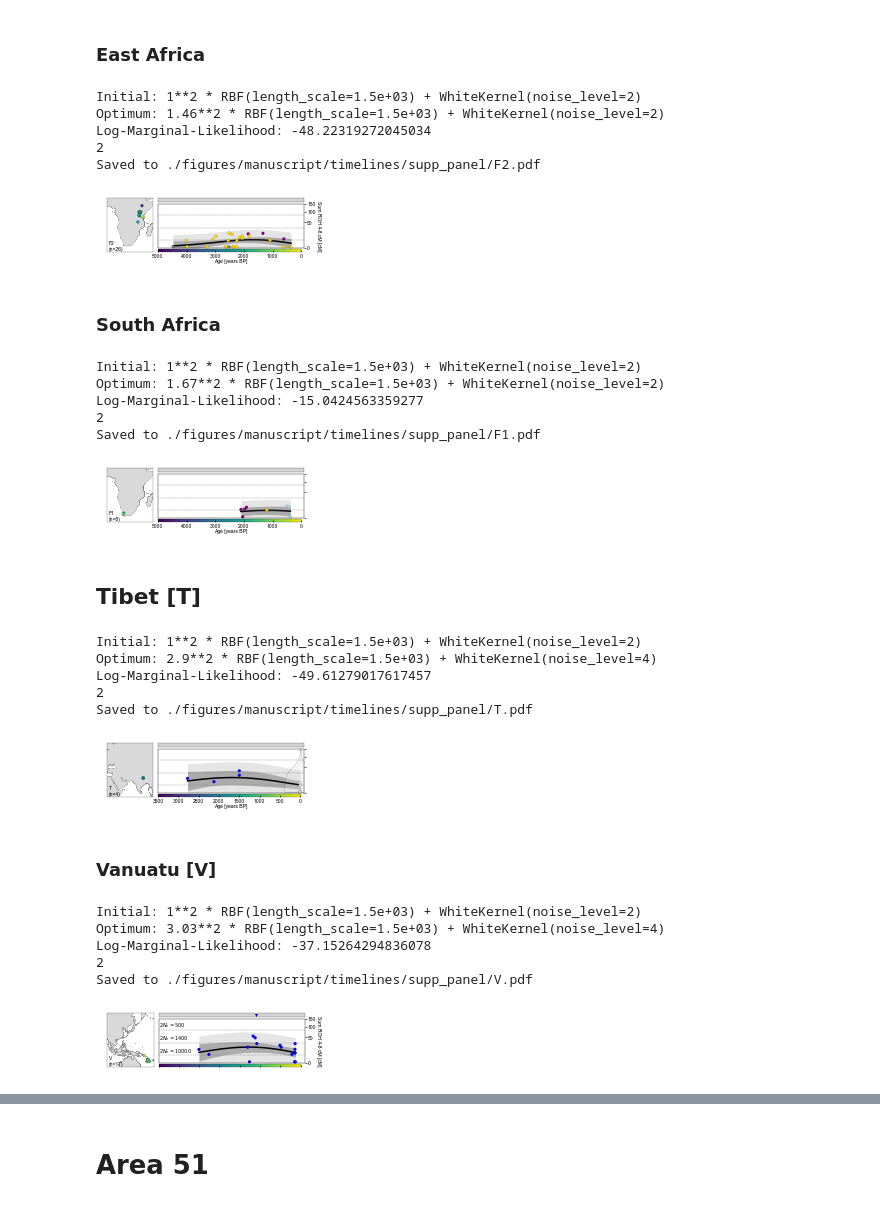
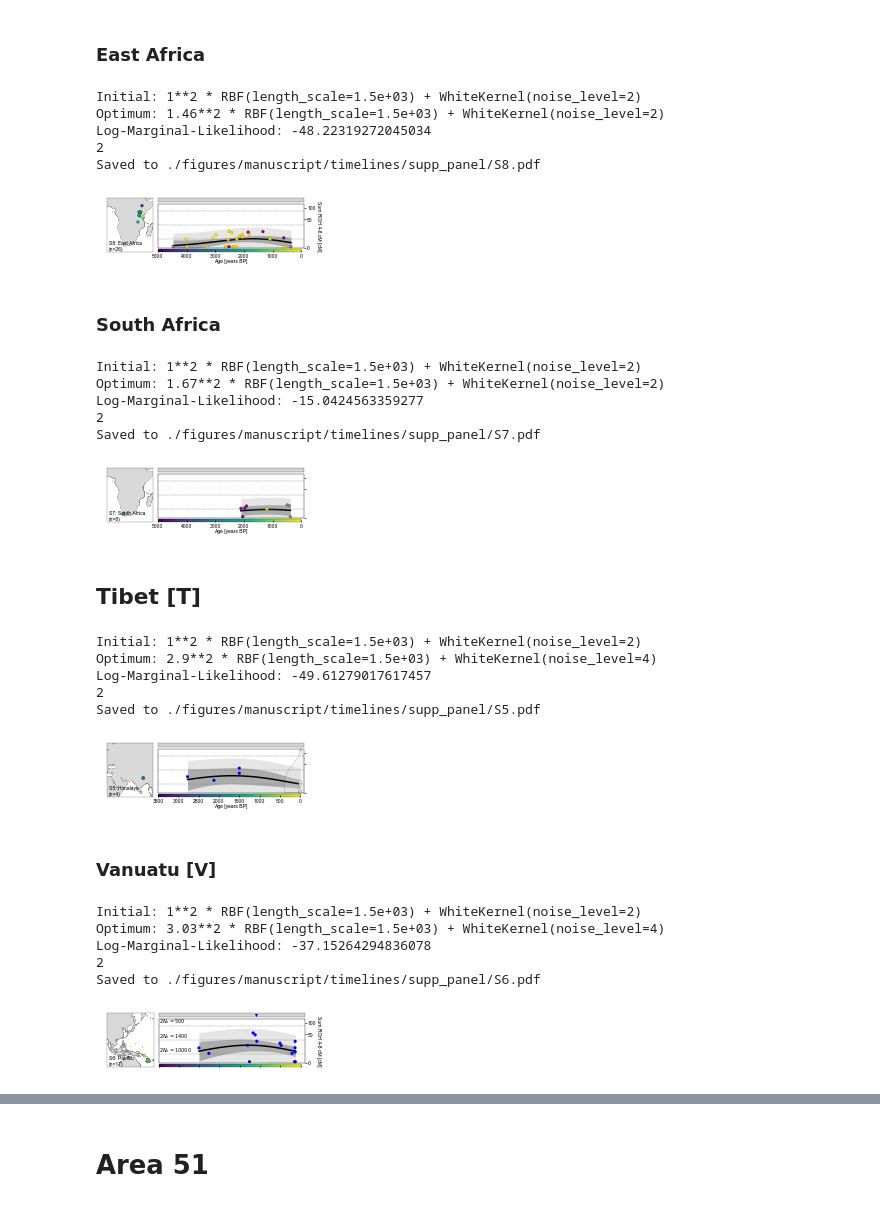
Before and after one commit to hringbauer/hapROH, a Jupyter notebook: Notebooks/Figures/plot_timelinesROH.ipynb, the cells around one changed output, grey strips where cells are left out. Drawn from its saved outputs; the diff is of its cells as text; code cells hidden in the pictures.

```diff
--- a/Notebooks/Figures/plot_timelinesROH.ipynb
+++ b/Notebooks/Figures/plot_timelinesROH.ipynb
@@ -1334,42 +1298,42 @@ af_params   = {"figsize": (3.6, 1),
 pop = "East Africa"
 df1 = pd.read_csv("./Empirical/roh_all_inds_final_v42.csv", sep="\t")
 df_t = extract_pop(df1, age_range=[100, 13000], pop=pop)
-label = prep_label(df_t, "F2")
+label = prep_label(df_t, "S8: East Africa")
 
 #tick_l=[f"$2N_e=250$", f"$2N_e=500$", f"$2N_e=2000$"]
 plot_map_time(df_t, map_title=label, crs_m=[-40, 15, 0, 50],
               bottomrow=True, rightcol=True,
               tick_l = [], # f"$2N_e=500$", f"$2N_e=1400$", f"$2N_e=10000$"
-              savepath="./figures/manuscript/timelines/supp_panel/F2.pdf",
+              savepath="./figures/manuscript/timelines/supp_panel/S8.pdf",
               **af_params)
 # %% [output]
 Initial: 1**2 * RBF(length_scale=1.5e+03) + WhiteKernel(noise_level=2)
 Optimum: 1.46**2 * RBF(length_scale=1.5e+03) + WhiteKernel(noise_level=2)
 Log-Marginal-Likelihood: -48.22319272045034
 2
-Saved to ./figures/manuscript/timelines/supp_panel/F2.pdf
+Saved to ./figures/manuscript/timelines/supp_panel/S8.pdf
-[figure, old version]
+[figure, new version]
 # %% [markdown]
 ### South Africa
 # %%
 pop = "South Africa"
 df1 = pd.read_csv("./Empirical/roh_all_inds_final_v42.csv", sep="\t")
 df_t = extract_pop(df1, age_range=[100, 13000], pop=pop)
-label = prep_label(df_t, "F1")
+label = prep_label(df_t, "S7: South Africa")
 
 
 #tick_l=[f"$2N_e=250$", f"$2N_e=500$", f"$2N_e=2000$"]
 plot_map_time(df_t, map_title=label, crs_m=[-40, 15, 0, 50],
               bottomrow=True, rightcol=False, tick_l=[],
-              savepath="./figures/manuscript/timelines/supp_panel/F1.pdf",
+              savepath="./figures/manuscript/timelines/supp_panel/S7.pdf",
               **af_params)
 # %% [output]
 Initial: 1**2 * RBF(length_scale=1.5e+03) + WhiteKernel(noise_level=2)
 Optimum: 1.67**2 * RBF(length_scale=1.5e+03) + WhiteKernel(noise_level=2)
 Log-Marginal-Likelihood: -15.0424563359277
 2
-Saved to ./figures/manuscript/timelines/supp_panel/F1.pdf
+Saved to ./figures/manuscript/timelines/supp_panel/S7.pdf
-[figure, old version]
+[figure, new version]
 # %% [markdown]
 ## Tibet [T]
 # %%
@@ -1395,12 +1359,12 @@ pop = "Himalaya"
 df1 = pd.read_csv("./Empirical/roh_all_inds_final_v42.csv", sep="\t")
 df_t = extract_pop(df1, age_range=[0, 13000], pop=pop)
 df_t.loc[df_t["age"]>0, "color"] = "blue"
-label = prep_label(df_t, "T")
+label = prep_label(df_t, "S5: Himalaya")
 
 #tick_l=[f"$2N_e=250$", f"$2N_e=500$", f"$2N_e=2000$"]
 plot_map_time(df_t, map_title=label,
               rightcol=False,
-              savepath="./figures/manuscript/timelines/supp_panel/T.pdf",
+              savepath="./figures/manuscript/timelines/supp_panel/S5.pdf",
               tick_l = [], # f"$2N_e=500$", f"$2N_e=1400$", f"$2N_e=10000$"
               **him_params)
 # %% [output]
@@ -1408,8 +1372,8 @@ Initial: 1**2 * RBF(length_scale=1.5e+03) + WhiteKernel(noise_level=2)
 Optimum: 2.9**2 * RBF(length_scale=1.5e+03) + WhiteKernel(noise_level=4)
 Log-Marginal-Likelihood: -49.61279017617457
 2
-Saved to ./figures/manuscript/timelines/supp_panel/T.pdf
+Saved to ./figures/manuscript/timelines/supp_panel/S5.pdf
-[figure, old version]
+[figure, new version]
 # %% [markdown]
 ### Vanuatu [V]
 # %%
@@ -1419,7 +1383,7 @@ vanuatu_params  = {"figsize": (3.6, 1),
               "hspace": 0.08, "wspace": 0.015,
               "s_tl": 9, "ec":"k", "lw": 0.09,
               "x_lim_tl": [-100, 3500], "vrange_m": [0,3500],
-              "y_lim_tl": [0,150], "fsl":5, "fs": 5, "fs_leg": 5,
+              "y_lim_tl": [0,120], "fsl":5, "fs": 5, "fs_leg": 5,
               "leg_loc_tl": "", "title_tl": "",
               "title_loc": (0.05,0.01),
               "cm": 4, "cm1": 8, "frac": 0,
@@ -1433,22 +1397,22 @@ vanuatu_params  = {"figsize": (3.6, 1),
 # %%
 pop = "Vanuatu"
 df1 = pd.read_csv("./Empirical/roh_all_inds_final_v42.csv", sep="\t")
 df_t = extract_pop(df1, age_range=[0, 13000], pop=pop)
 df_t["color"] = "blue"
-label = prep_label(df_t, "V")
+label = prep_label(df_t, "S6: Pacific")
 
 plot_map_time(df_t, map_title=label,
               rightcol=True, bottomrow=False,
-              savepath="./figures/manuscript/timelines/supp_panel/V.pdf",
+              savepath="./figures/manuscript/timelines/supp_panel/S6.pdf",
               tick_l = [f"$2N_e=500$", f"$2N_e=1400$", f"$2N_e=10000$"],
               **vanuatu_params)
 # %% [output]
 Initial: 1**2 * RBF(length_scale=1.5e+03) + WhiteKernel(noise_level=2)
 Optimum: 3.03**2 * RBF(length_scale=1.5e+03) + WhiteKernel(noise_level=4)
 Log-Marginal-Likelihood: -37.15264294836078
 2
-Saved to ./figures/manuscript/timelines/supp_panel/V.pdf
+Saved to ./figures/manuscript/timelines/supp_panel/S6.pdf
-[figure, old version]
+[figure, new version]
 # %%
 dir_tozip = "./figures/manuscript/timelines/supp_panel"
 dir_zip = "./figures/manuscript/timelines/supp_panel/all.zip"
```
Also changed, not shown: parts of 16 cells of this notebook, 1 other file.
